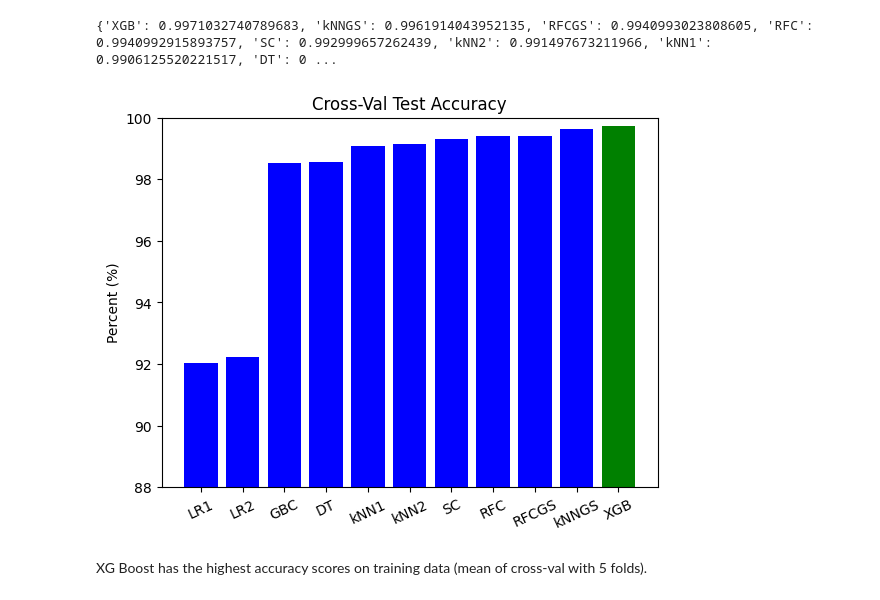
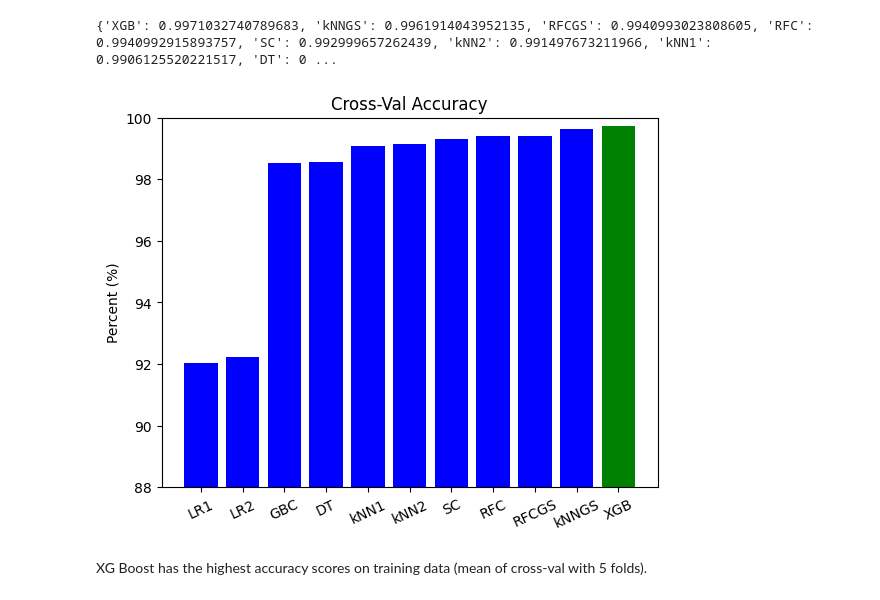
Before and after one commit to mccafj/Fall_Detection_Model, a Jupyter notebook: Notebook_Fall_Detection_Model.ipynb, the cells around one changed output. Saved outputs shown, nothing was run; the diff lists cells and outputs as text; code cells hidden in the pictures.

```diff
--- a/Notebook_Fall_Detection_Model.ipynb
+++ b/Notebook_Fall_Detection_Model.ipynb
@@ -1923,17 +1923,17 @@ y_acc_rev = invertList(y_acc)
 # %%
 #  Comparing each model by test accuracy scores
 
 fig, ax = plt.subplots()
 plt.bar(X_acc_rev, y_acc_rev, color=['blue', 'blue', 'blue', 'blue', 'blue', 'blue', 'blue', 'blue', 'blue', 'blue', 'green'])
 plt.xticks(rotation=25)
 plt.ylim(88, 100)
 plt.grid(False)
-ax.set_title("Cross-Val Test Accuracy")
+ax.set_title("Cross-Val Accuracy")
 plt.ylabel("Percent (%)")
 plt.savefig('images/cross_val_acc_bar.png', dpi=300, bbox_inches='tight')
 plt.show;
 # %% [output]
-[figure, old version]
+[figure, new version]
 # %% [markdown]
 XG Boost has the highest accuracy scores on training data (mean of cross-val with 5 folds).
 # %% [markdown]
```
Also changed, not shown: parts of 46 cells of this notebook, 8 other files.
